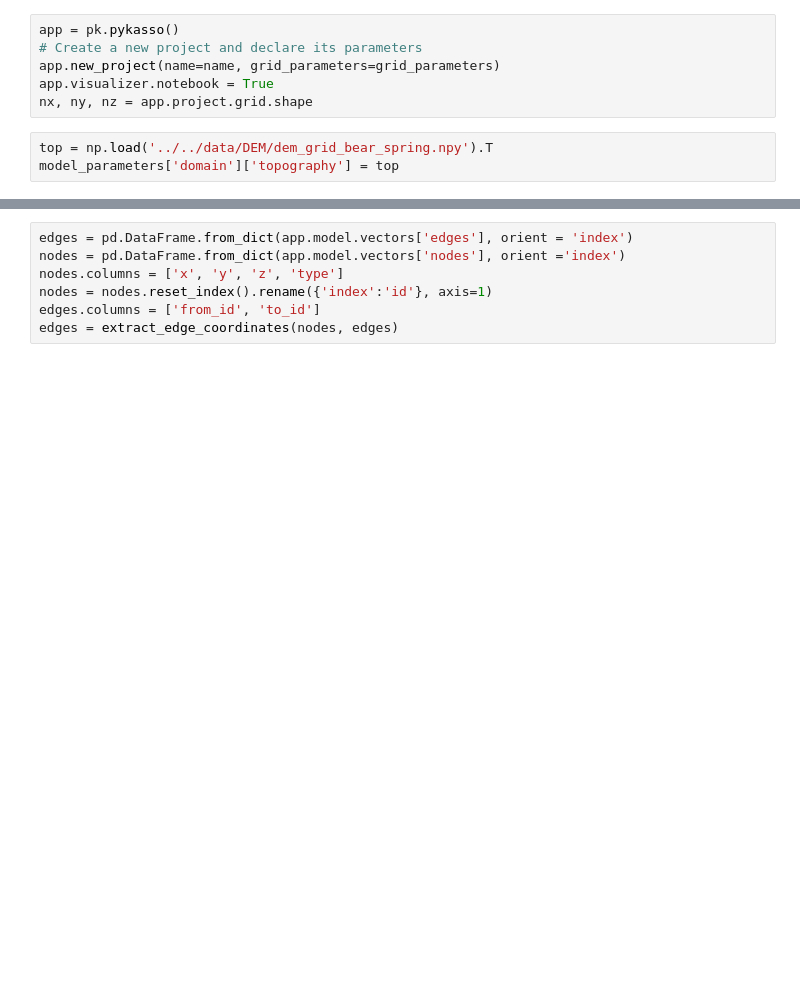
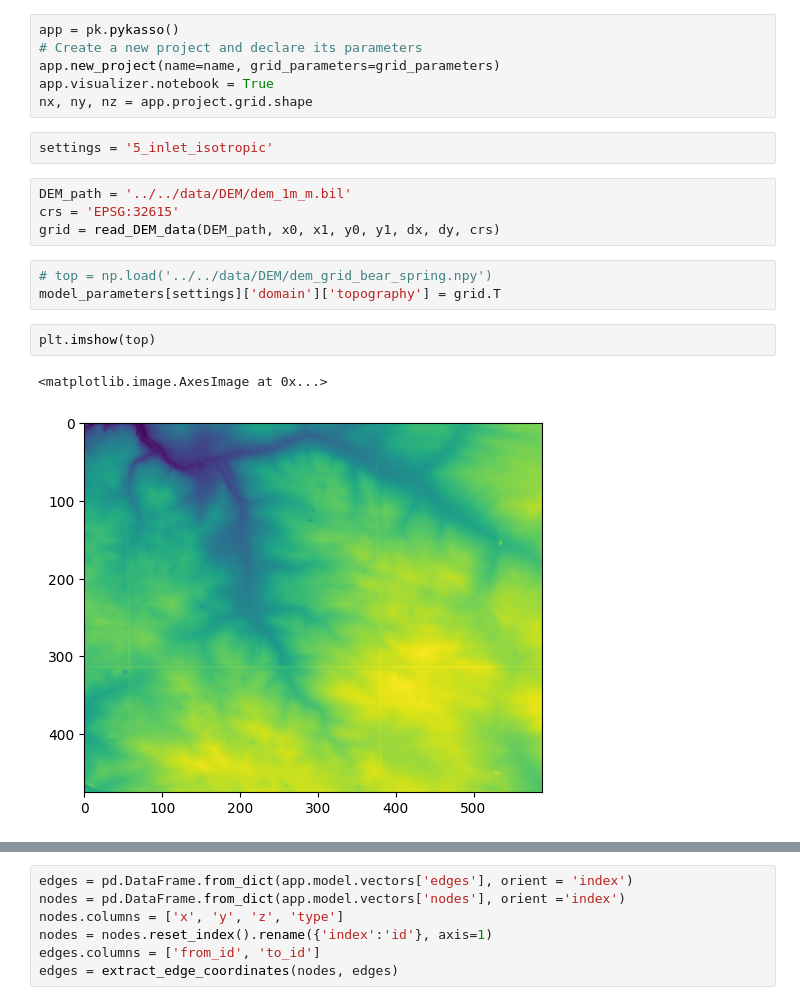
Before and after one commit to jhuang523/UMNBearSpring, a Jupyter notebook: openkarst/conduits/conduits_V1.ipynb, the cells around one changed output, grey strips where cells are left out. Cells and saved outputs as stored; diff of their text form; blank space fills up the shorter version.

```diff
--- a/openkarst/conduits/conduits_V1.ipynb
+++ b/openkarst/conduits/conduits_V1.ipynb
@@ -72,6 +59,17 @@ app = pk.pykasso()
 app.new_project(name=name, grid_parameters=grid_parameters)
 app.visualizer.notebook = True
 nx, ny, nz = app.project.grid.shape
+# %%
+settings = '5_inlet_isotropic'
+# %%
+DEM_path = '../../data/DEM/dem_1m_m.bil'
+crs = 'EPSG:32615'
+grid = read_DEM_data(DEM_path, x0, x1, y0, y1, dx, dy, crs)
 # %%
-top = np.load('../../data/DEM/dem_grid_bear_spring.npy').T
-model_parameters['domain']['topography'] = top
+# top = np.load('../../data/DEM/dem_grid_bear_spring.npy')
+model_parameters[settings]['domain']['topography'] = grid.T
+# %%
+plt.imshow(top)
+# %% [output]
+<matplotlib.image.AxesImage at 0x...>
+[figure, added]
```
Also changed, not shown: parts of 11 cells of this notebook, 12 other files.
